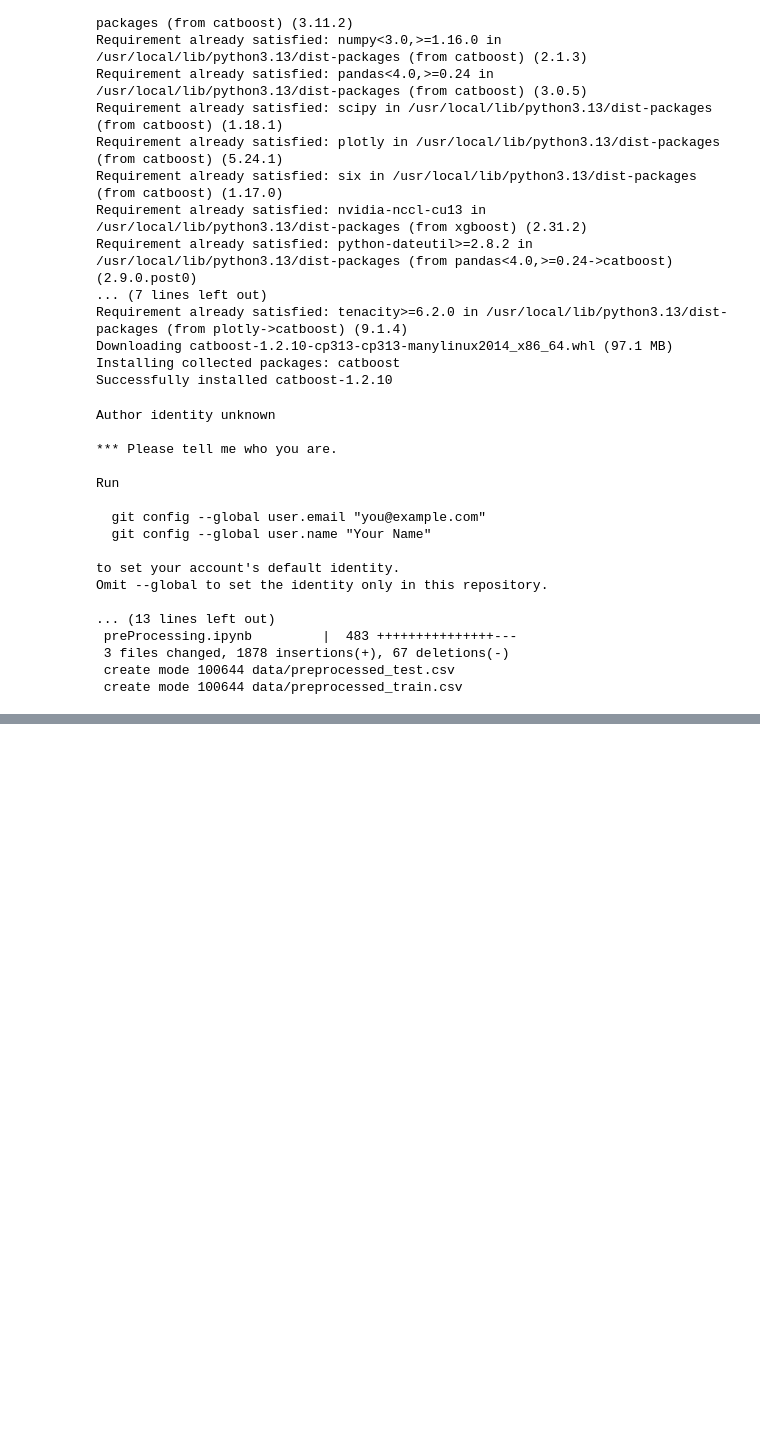
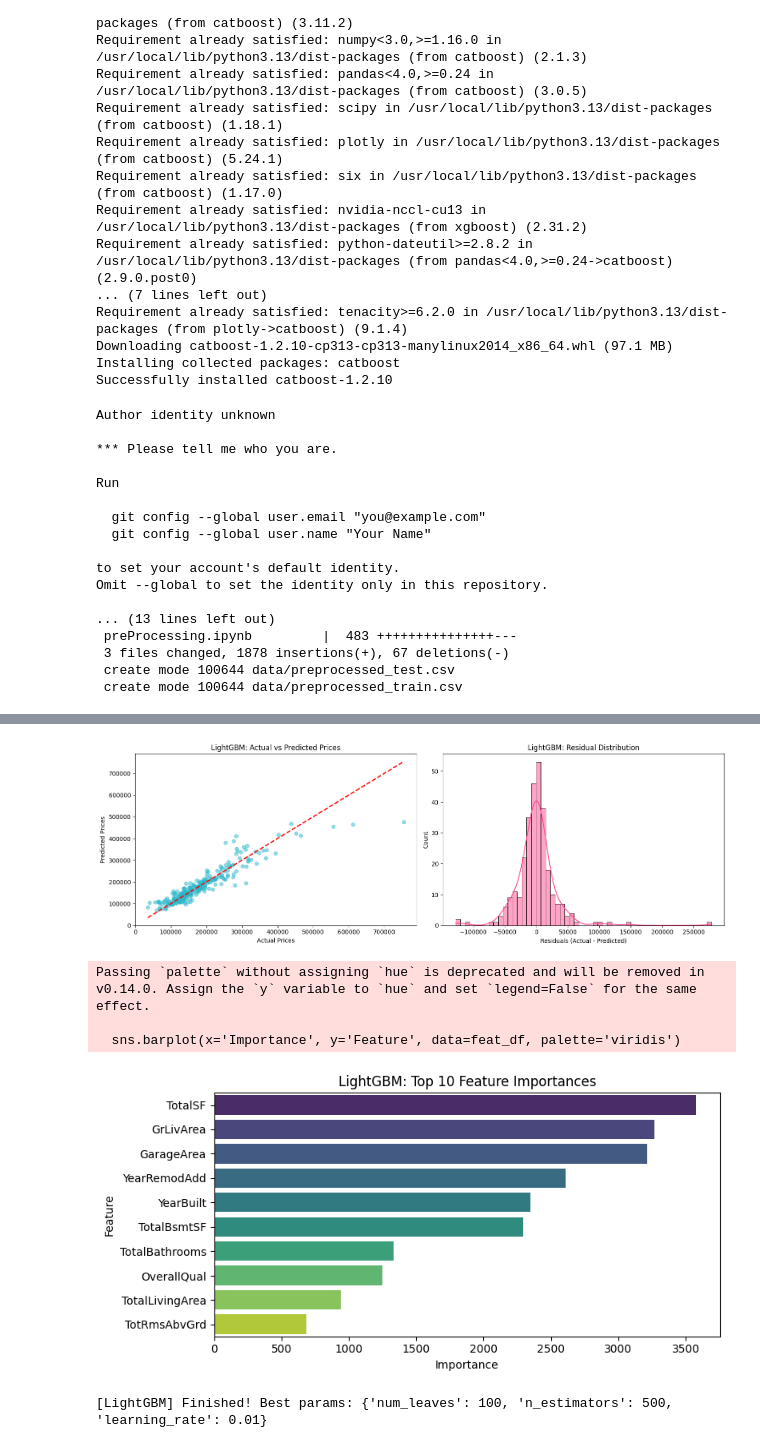
Before and after one commit to VenuriDampahalage/ames-housing-price-prediction, a Jupyter notebook: Model_Training.ipynb, the cells around one changed output, grey strips where cells are left out. Saved outputs shown, nothing was run; the diff lists cells and outputs as text; code cells hidden in the pictures; blank space fills up the shorter version.

```diff
--- a/Model_Training.ipynb
+++ b/Model_Training.ipynb
@@ -482,0 +254,13 @@ Saved optimized model to models/best_housing_model_tuned.pkl
+# %%
+from lightgbm import LGBMRegressor
+
+# force_col_wise=True suppresses known LightGBM warnings in Colab
+lgb_model = LGBMRegressor(random_state=42, force_col_wise=True)
+lgb_grid = {
+    'n_estimators': [100, 250, 500],
+    'learning_rate': [0.01, 0.05, 0.1],
+    'num_leaves': [31, 50, 100]
+}
+
+tune_evaluate_and_save("LightGBM", lgb_model, lgb_grid, X_train, y_train, X_test, y_test)
+# %% [output]
@@ -482,0 +284,6 @@ Saved optimized model to models/best_housing_model_tuned.pkl
+[figure, added]
+Passing `palette` without assigning `hue` is deprecated and will be removed in v0.14.0. Assign the `y` variable to `hue` and set `legend=False` for the same effect.
+
+  sns.barplot(x='Importance', y='Feature', data=feat_df, palette='viridis')
+[figure, added]
+[LightGBM] Finished! Best params: {'num_leaves': 100, 'n_estimators': 500, 'learning_rate': 0.01}
```
Also changed, not shown: parts of 24 cells of this notebook.
